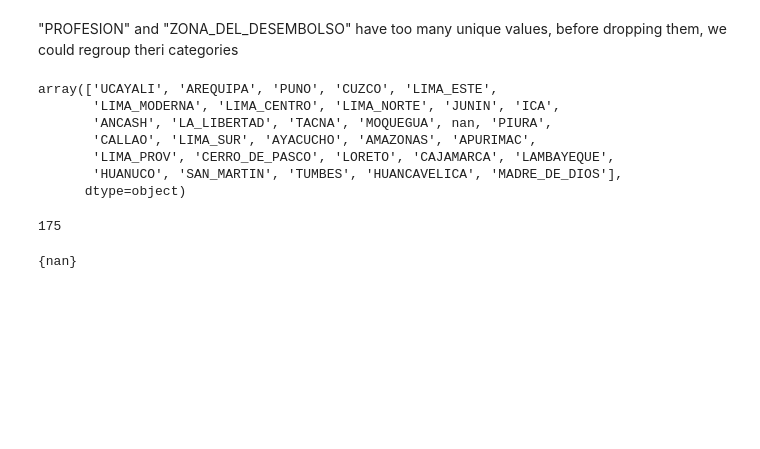
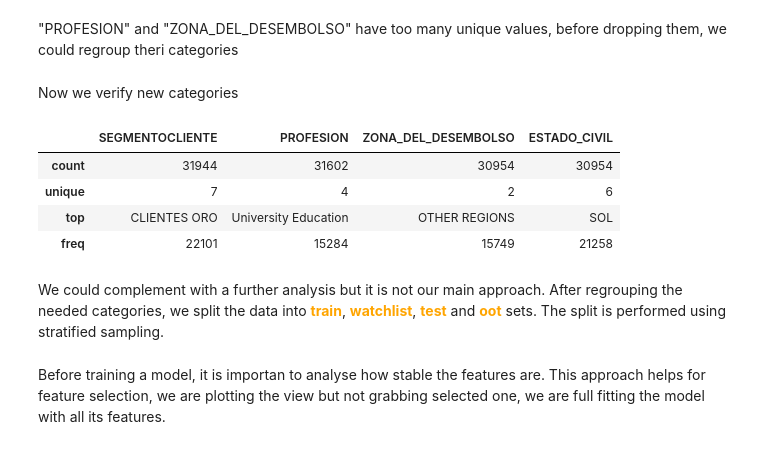
Before and after one commit to Brunoware/Credit-Risk-Segmentation, a Jupyter notebook: 01_eda_project_model_development[4_5].ipynb, the cells around one changed output. Cells and saved outputs as stored; diff of their text form; code cells hidden in the pictures; blank space fills up the shorter version.

```diff
--- a/01_eda_project_model_development[4_5].ipynb
+++ b/01_eda_project_model_development[4_5].ipynb
@@ -146,7 +153,7 @@ plt.show()
 Afterall, We have realized that our N and target is quite stable along months, however, target is pretty imbalanced on the entire dataset in terms of materiality, which could be a problem when splitting the universe. It is time to start modelling, we initiate counting unique values of categorical features, if they are greater than 15, we need to replace the categories.
 # %%
 # declare a dataset for analysis
-features_to_remove = ['CODMES', 'FIXED_CLUSTER']
+features_to_remove = [TIME_ID, 'FIXED_CLUSTER']
 data_analysis = data.drop(columns = features_to_remove)
 
 # show describe
@@ -159,25 +166,3 @@ display(data_analysis.describe(include = object))
 | freq | 22101 | 10980 | 3664 | 21258 |
 # %% [markdown]
 "PROFESION" and "ZONA_DEL_DESEMBOLSO" have too many unique values, before dropping them, we could regroup theri categories
-# %%
-data_analysis.ZONA_DEL_DESEMBOLSO.unique()
-# %% [output]
-array(['UCAYALI', 'AREQUIPA', 'PUNO', 'CUZCO', 'LIMA_ESTE',
-       'LIMA_MODERNA', 'LIMA_CENTRO', 'LIMA_NORTE', 'JUNIN', 'ICA',
-       'ANCASH', 'LA_LIBERTAD', 'TACNA', 'MOQUEGUA', nan, 'PIURA',
-       'CALLAO', 'LIMA_SUR', 'AYACUCHO', 'AMAZONAS', 'APURIMAC',
-       'LIMA_PROV', 'CERRO_DE_PASCO', 'LORETO', 'CAJAMARCA', 'LAMBAYEQUE',
-       'HUANUCO', 'SAN_MARTIN', 'TUMBES', 'HUANCAVELICA', 'MADRE_DE_DIOS'],
-      dtype=object)
-# %%
-len(category_mapping)
-# %% [output]
-175
-# %%
-chow = data_analysis.PROFESION.unique()
-low = list(category_mapping.keys())
-
-pow = set(chow) - set(low)
-pow
-# %% [output]
-{nan}
@@ -183,0 +180,13 @@ pow
+# %% [markdown]
+Now we verify new categories
+# %%
+# show describe
+display(data.drop(columns = features_to_remove).describe(include = object))
+# %% [output]
+|  | SEGMENTOCLIENTE | PROFESION | ZONA_DEL_DESEMBOLSO | ESTADO_CIVIL |
+| count | 31944 | 31602 | 30954 | 30954 |
+| unique | 7 | 4 | 2 | 6 |
+| top | CLIENTES ORO | University Education | OTHER REGIONS | SOL |
+| freq | 22101 | 15284 | 15749 | 21258 |
+# %% [markdown]
+We could complement with a further analysis but it is not our main approach. After regrouping the needed categories, we split the data into <span style="color:orange; font-weight:bold;">train</span>, <span style="color:orange; font-weight:bold;">watchlist</span>, <span style="color:orange; font-weight:bold;">test</span> and <span style="color:orange; font-weight:bold;">oot</span> sets. The split is performed using stratified sampling.
@@ -183,0 +225,2 @@ pow
+# %% [markdown]
+Before training a model, it is importan to analyse how stable the features are. This approach helps for feature selection, we are plotting the view but not grabbing selected one, we are full fitting the model with all its features.
```
Also changed, not shown: parts of 8 cells of this notebook, 3 other files.
